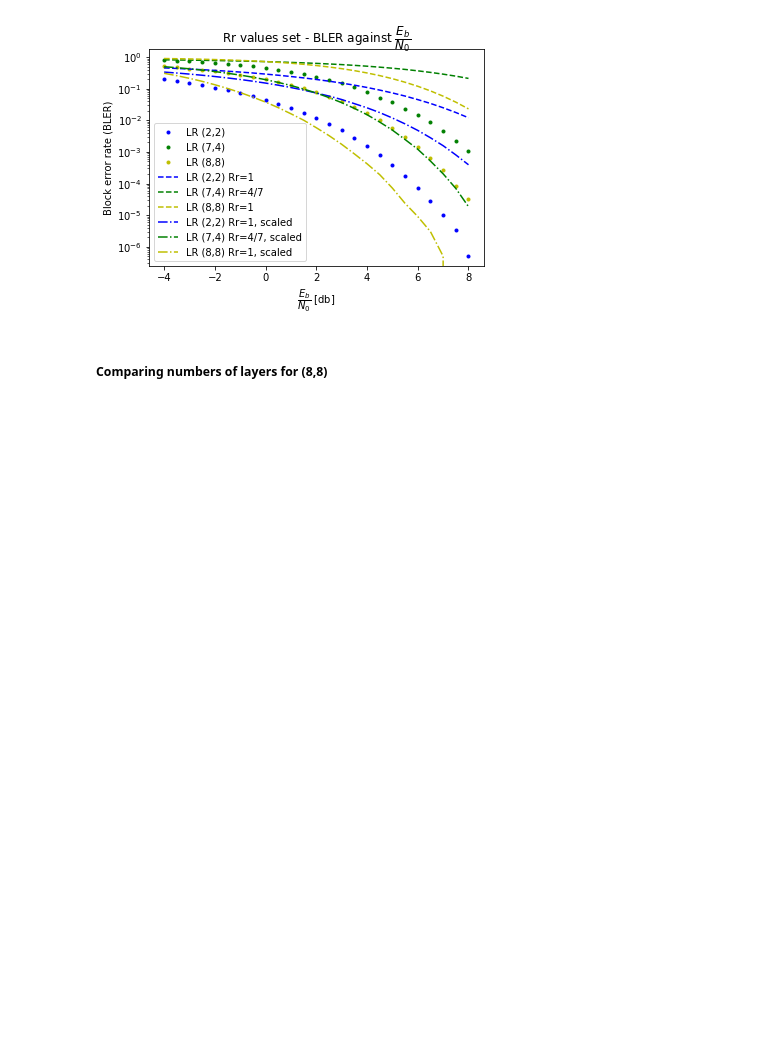
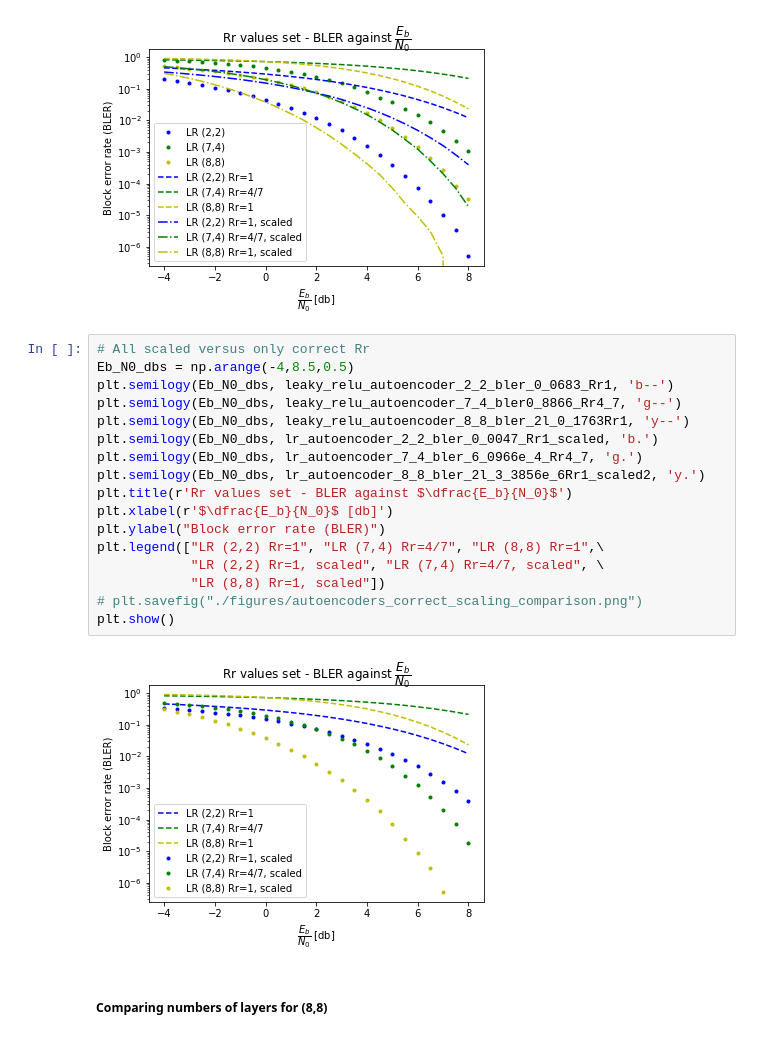
Before and after one commit to alistairwallace97/DNN_short_block_comms, a Jupyter notebook: initial_dnn_comms.ipynb, the cells around one changed output. Drawn from its saved outputs; the diff is of its cells as text; blank space fills up the shorter version.

```diff
--- a/initial_dnn_comms.ipynb
+++ b/initial_dnn_comms.ipynb
@@ -2184,6 +2187,25 @@ plt.legend(["LR (2,2)", "LR (7,4)", "LR (8,8)", \
 plt.show()
 # %% [output]
 [figure]
+# %%
+# All scaled versus only correct Rr
+Eb_N0_dbs = np.arange(-4,8.5,0.5)
+plt.semilogy(Eb_N0_dbs, leaky_relu_autoencoder_2_2_bler_0_0683_Rr1, 'b--')
+plt.semilogy(Eb_N0_dbs, leaky_relu_autoencoder_7_4_bler0_8866_Rr4_7, 'g--')
+plt.semilogy(Eb_N0_dbs, leaky_relu_autoencoder_8_8_bler_2l_0_1763Rr1, 'y--')
+plt.semilogy(Eb_N0_dbs, lr_autoencoder_2_2_bler_0_0047_Rr1_scaled, 'b.')
+plt.semilogy(Eb_N0_dbs, lr_autoencoder_7_4_bler_6_0966e_4_Rr4_7, 'g.')
+plt.semilogy(Eb_N0_dbs, lr_autoencoder_8_8_bler_2l_3_3856e_6Rr1_scaled2, 'y.')
+plt.title(r'Rr values set - BLER against $\dfrac{E_b}{N_0}$')
+plt.xlabel(r'$\dfrac{E_b}{N_0}$ [db]')
+plt.ylabel("Block error rate (BLER)")
+plt.legend(["LR (2,2) Rr=1", "LR (7,4) Rr=4/7", "LR (8,8) Rr=1",\
+            "LR (2,2) Rr=1, scaled", "LR (7,4) Rr=4/7, scaled", \
+            "LR (8,8) Rr=1, scaled"])
+# plt.savefig("./figures/autoencoders_correct_scaling_comparison.png")
+plt.show()
+# %% [output]
+[figure, added]
 # %% [markdown]
 ##### Comparing numbers of layers for (8,8)
 # %%
```
Also changed, not shown: parts of 9 cells of this notebook.
